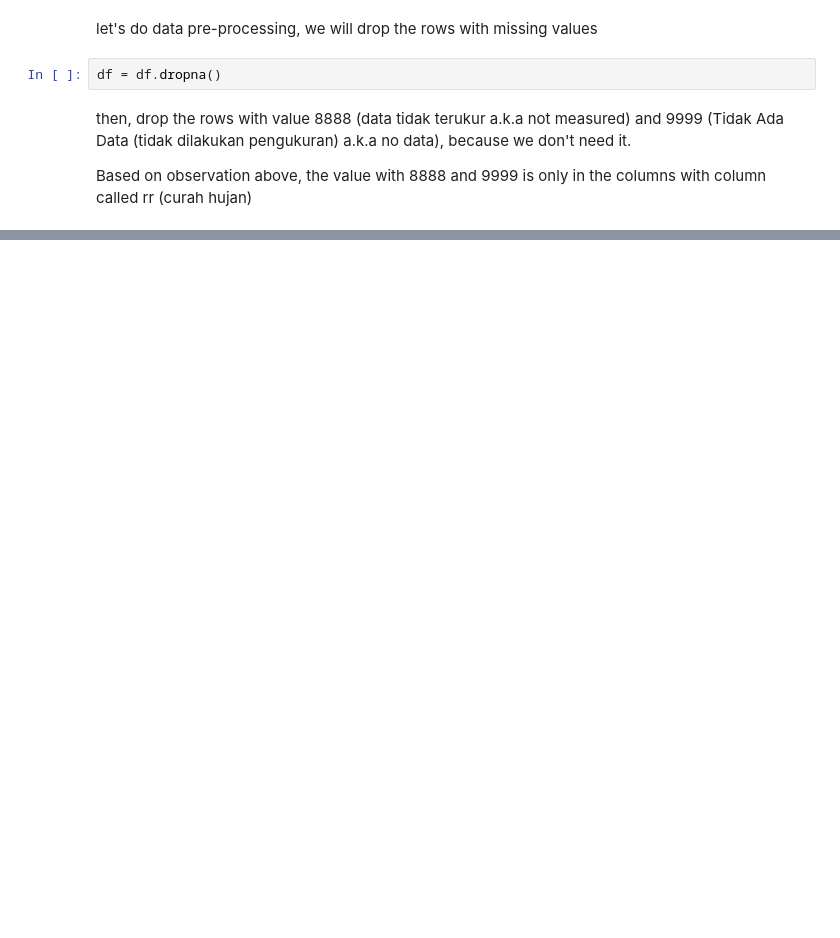
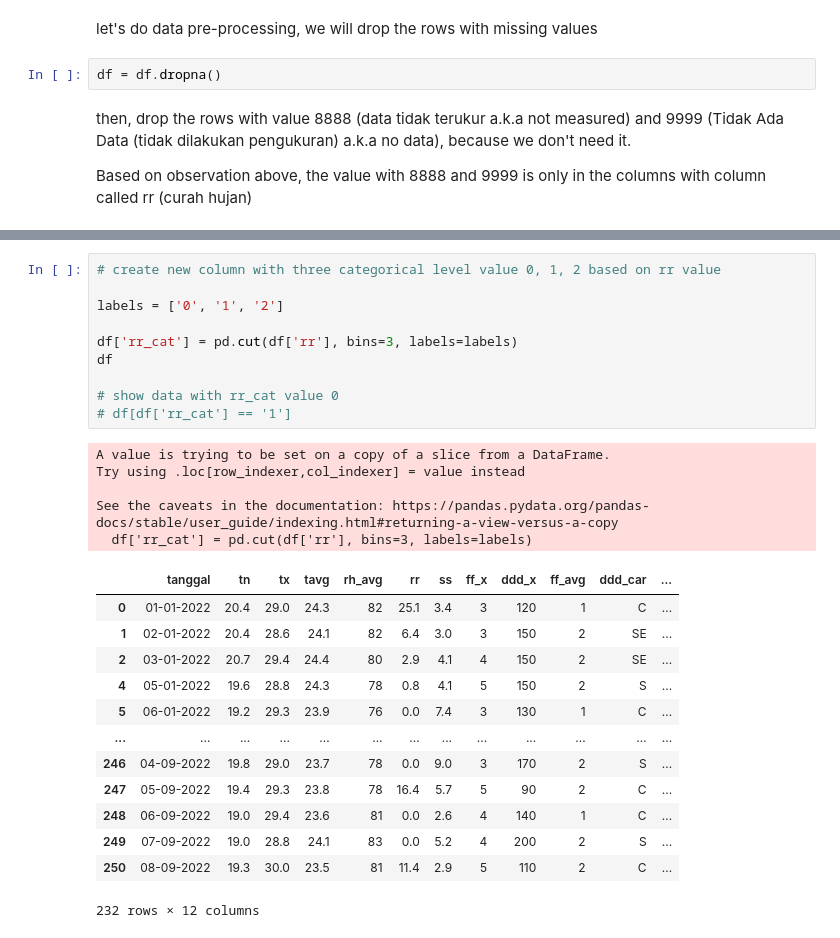
Before and after one commit to rachyharkov/nb-climate-change, a Jupyter notebook: notebook.ipynb, the cells around one changed output, grey strips where cells are left out. Cells and saved outputs as stored; diff of their text form; blank space fills up the shorter version.

```diff
--- a/notebook.ipynb
+++ b/notebook.ipynb
@@ -104,3 +87,32 @@ df
+# %%
+# create new column with three categorical level value 0, 1, 2 based on rr value
+
+labels = ['0', '1', '2']
+
+df['rr_cat'] = pd.cut(df['rr'], bins=3, labels=labels)
+df
+
+# show data with rr_cat value 0
+# df[df['rr_cat'] == '1']
+# %% [output]
+A value is trying to be set on a copy of a slice from a DataFrame.
+Try using .loc[row_indexer,col_indexer] = value instead
+
+See the caveats in the documentation: https://pandas.pydata.org/pandas-docs/stable/user_guide/indexing.html#returning-a-view-versus-a-copy
+  df['rr_cat'] = pd.cut(df['rr'], bins=3, labels=labels)
+|  | tanggal | tn | tx | tavg | rh_avg | rr | ss | ff_x | ddd_x | ff_avg | ddd_car | ... |
+| 0 | 01-01-2022 | 20.4 | 29.0 | 24.3 | 82 | 25.1 | 3.4 | 3 | 120 | 1 | C | ... |
+| 1 | 02-01-2022 | 20.4 | 28.6 | 24.1 | 82 | 6.4 | 3.0 | 3 | 150 | 2 | SE | ... |
+| 2 | 03-01-2022 | 20.7 | 29.4 | 24.4 | 80 | 2.9 | 4.1 | 4 | 150 | 2 | SE | ... |
+| 4 | 05-01-2022 | 19.6 | 28.8 | 24.3 | 78 | 0.8 | 4.1 | 5 | 150 | 2 | S | ... |
+| 5 | 06-01-2022 | 19.2 | 29.3 | 23.9 | 76 | 0.0 | 7.4 | 3 | 130 | 1 | C | ... |
+| ... | ... | ... | ... | ... | ... | ... | ... | ... | ... | ... | ... | ... |
+| 246 | 04-09-2022 | 19.8 | 29.0 | 23.7 | 78 | 0.0 | 9.0 | 3 | 170 | 2 | S | ... |
+| 247 | 05-09-2022 | 19.4 | 29.3 | 23.8 | 78 | 16.4 | 5.7 | 5 | 90 | 2 | C | ... |
+| 248 | 06-09-2022 | 19.0 | 29.4 | 23.6 | 81 | 0.0 | 2.6 | 4 | 140 | 1 | C | ... |
+| 249 | 07-09-2022 | 19.0 | 28.8 | 24.1 | 83 | 0.0 | 5.2 | 4 | 200 | 2 | S | ... |
+| 250 | 08-09-2022 | 19.3 | 30.0 | 23.5 | 81 | 11.4 | 2.9 | 5 | 110 | 2 | C | ... |
+232 rows × 12 columns
 # %%
 # labelling df
 
```
Also changed, not shown: parts of 16 cells of this notebook.
